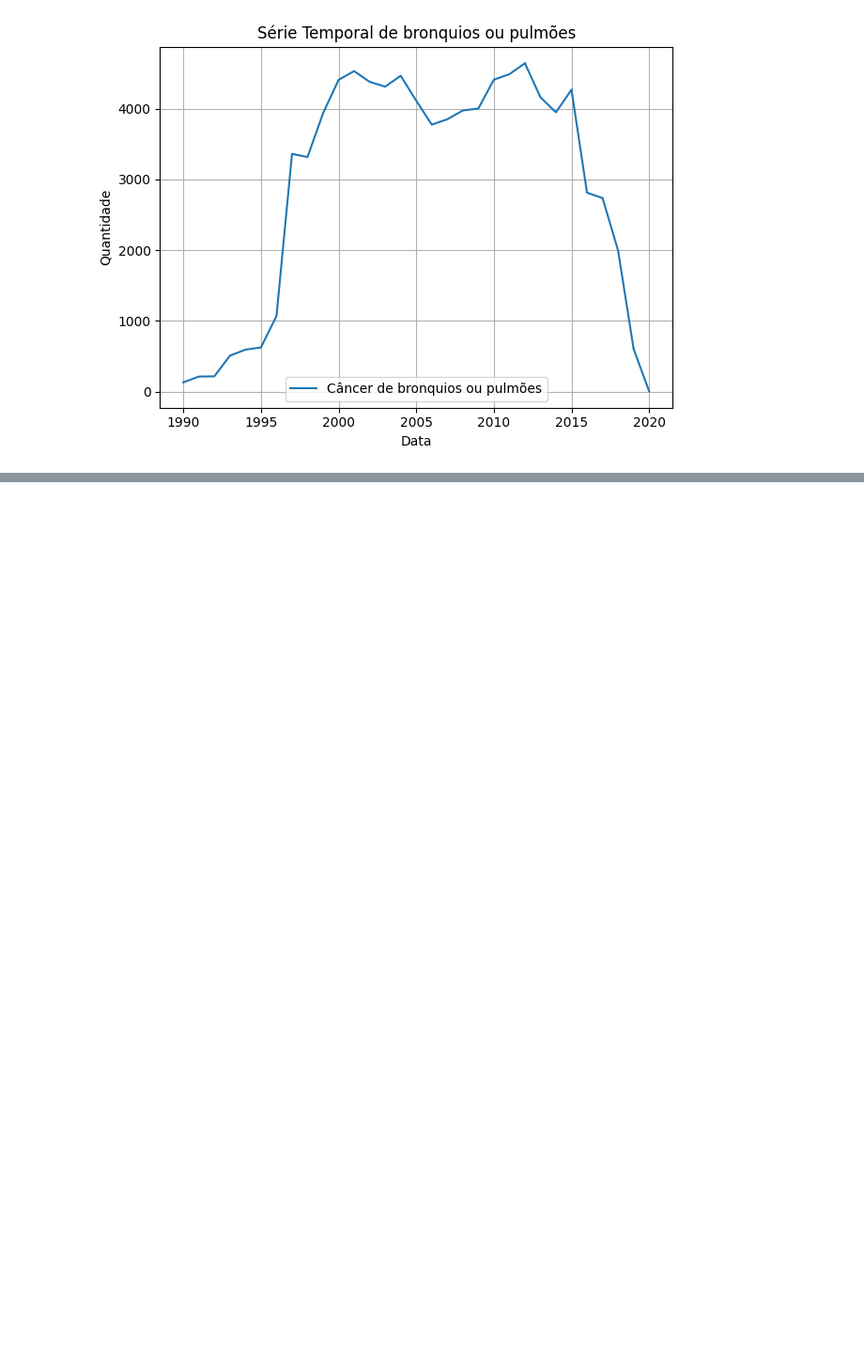
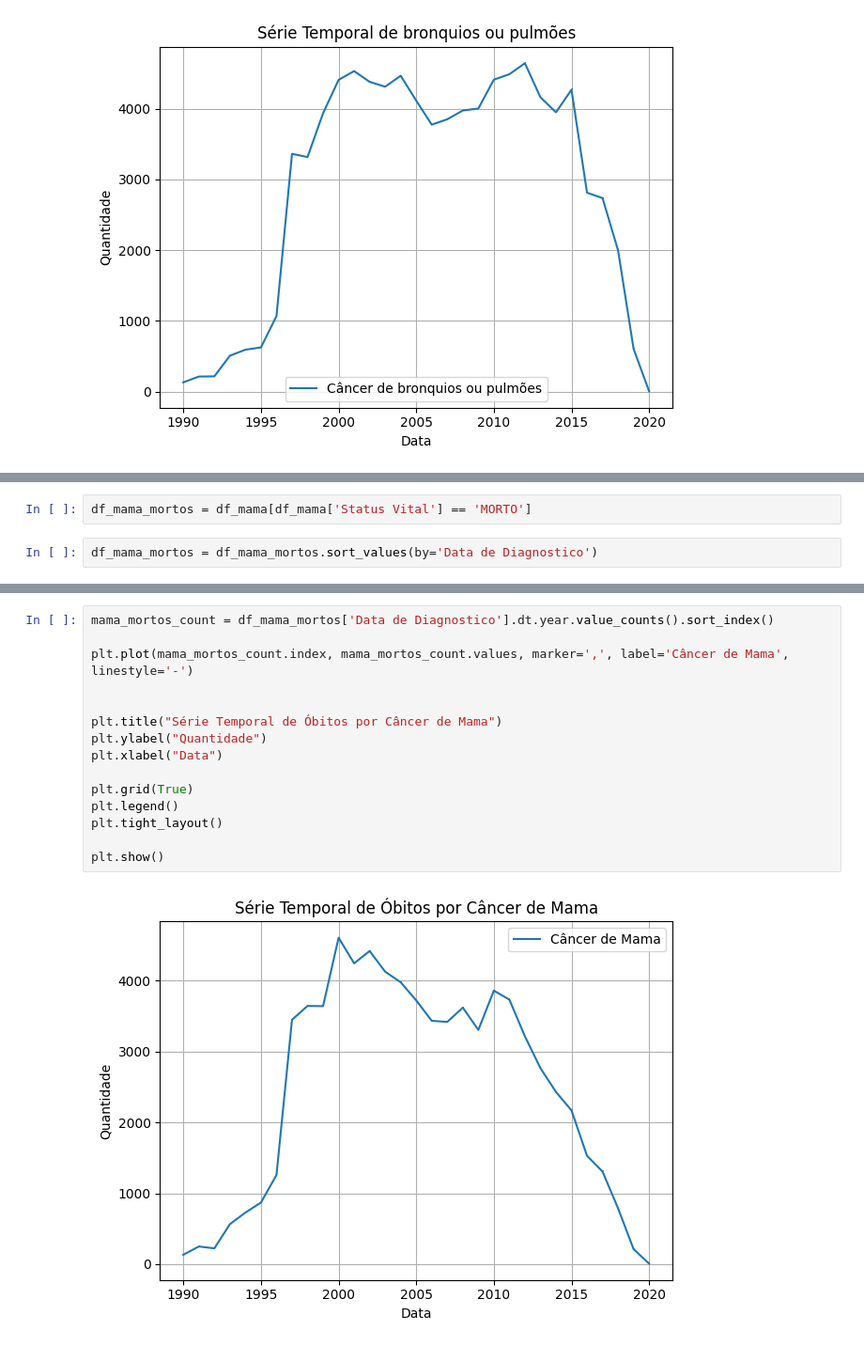
Before and after one commit to MateusVasc/IC-Cancer-Time-Series, a Jupyter notebook: presentation.ipynb, the cells around one changed output, grey strips where cells are left out. Shown at 94% size. Drawn from its saved outputs; the diff is of its cells as text; blank space fills up the shorter version.

```diff
--- a/presentation.ipynb
+++ b/presentation.ipynb
@@ -902,0 +952,4 @@ plt.show()
+# %%
+df_mama_mortos = df_mama[df_mama['Status Vital'] == 'MORTO']
+# %%
+df_mama_mortos = df_mama_mortos.sort_values(by='Data de Diagnostico')
@@ -902,0 +967,17 @@ plt.show()
+# %%
+mama_mortos_count = df_mama_mortos['Data de Diagnostico'].dt.year.value_counts().sort_index()
+
+plt.plot(mama_mortos_count.index, mama_mortos_count.values, marker=',', label='Câncer de Mama', linestyle='-')
+
+
+plt.title("Série Temporal de Óbitos por Câncer de Mama")
+plt.ylabel("Quantidade")
+plt.xlabel("Data")
+
+plt.grid(True)
+plt.legend()
+plt.tight_layout()
+
+plt.show()
+# %% [output]
+[figure, added]
```
Also changed, not shown: parts of 15 cells of this notebook.
